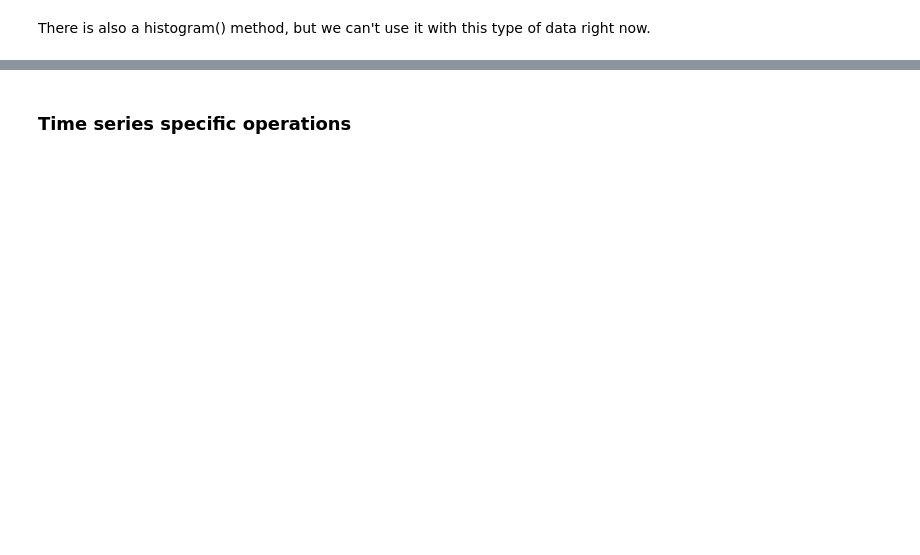
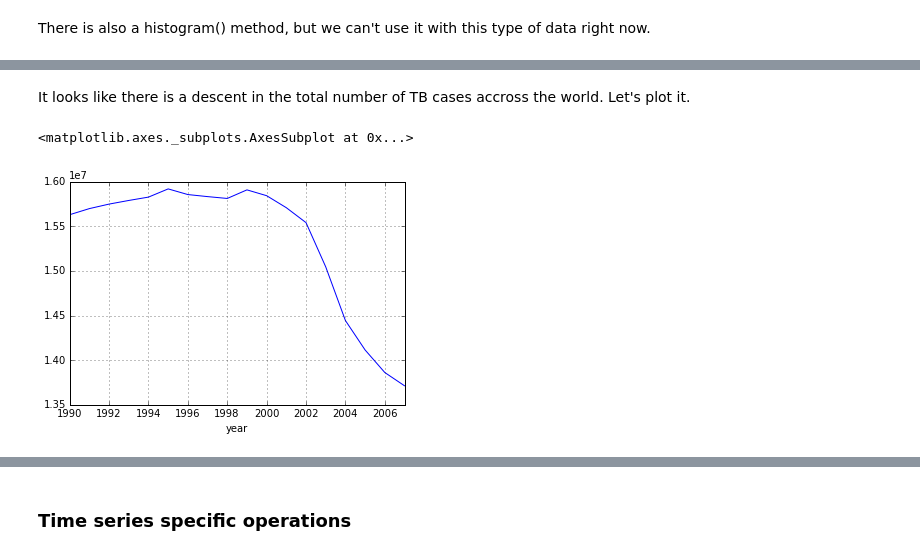
Before and after one commit to jadianes/data-science-your-way, a Jupyter notebook: data-frames/python-data-frames.ipynb, the cells around one changed output, grey strips where cells are left out. Saved outputs shown, nothing was run; the diff lists cells and outputs as text; code cells hidden in the pictures; blank space fills up the shorter version.

```diff
--- a/data-frames/python-data-frames.ipynb
+++ b/data-frames/python-data-frames.ipynb
@@ -281,0 +351,7 @@ There is also a histogram() method, but we can't use it with this type of data r
+# %% [markdown]
+It looks like there is a descent in the total number of TB cases accross the world. Let's plot it.
+# %%
+df.sum(axis=1).plot()
+# %% [output]
+<matplotlib.axes._subplots.AxesSubplot at 0x...>
+[figure, added]
```
Also changed, not shown: parts of 33 cells of this notebook.
